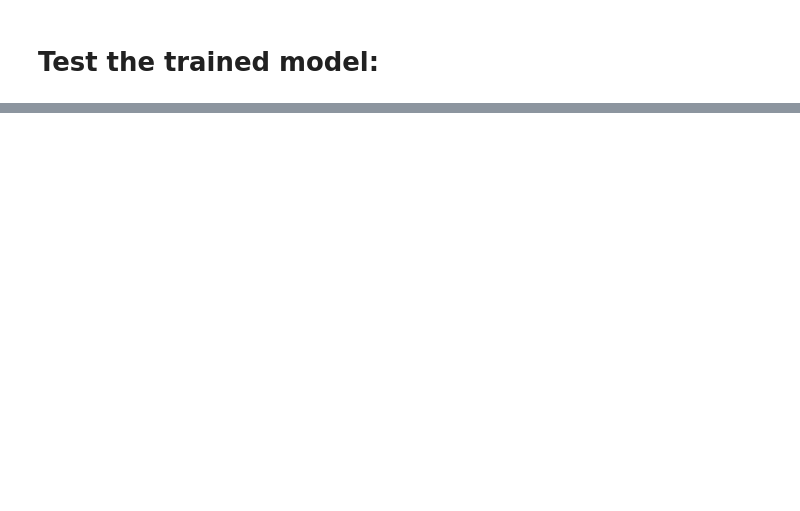
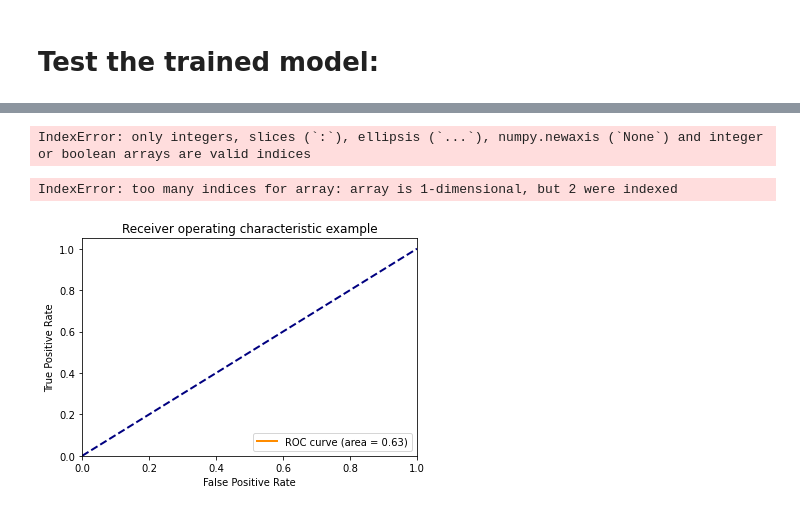
Before and after one commit to zhrprjct/zahra, a Jupyter notebook: Gibbs_Covid_Project_For_Family_Test_Results-Copy1.ipynb, the cells around one changed output, grey strips where cells are left out. Drawn from its saved outputs; the diff is of its cells as text; code cells hidden in the pictures; blank space fills up the shorter version.

```diff
--- a/Gibbs_Covid_Project_For_Family_Test_Results-Copy1.ipynb
+++ b/Gibbs_Covid_Project_For_Family_Test_Results-Copy1.ipynb
@@ -630,0 +736,4 @@ print(accuracy)
+# %%
+y_score=np.stack(pos_probs)
+# %%
+y_test=label_binarize(y_test, classes=[0, 1])
@@ -630,0 +750,32 @@ print(accuracy)
+# %%
+# Compute micro-average ROC curve and ROC area
+fpr["micro"], tpr["micro"], _ = roc_curve(y_test.ravel(), y_score.ravel())
+roc_auc["micro"] = auc(fpr["micro"], tpr["micro"])
+# %% [output]
+IndexError: only integers, slices (`:`), ellipsis (`...`), numpy.newaxis (`None`) and integer or boolean arrays are valid indices
+# %%
+for i in range(1):
+    fpr[i], tpr[i], _ = roc_curve(y_test[:, i], y_score[:, i])
+    roc_auc[i] = auc(fpr[i], tpr[i])
+# %% [output]
+IndexError: too many indices for array: array is 1-dimensional, but 2 were indexed
+# %%
+plt.figure()
+lw = 2
+plt.plot(
+    fpr[2],
+    tpr[2],
+    color="darkorange",
+    lw=lw,
+    label="ROC curve (area = %0.2f)" % roc_auc[2],
+)
+plt.plot([0, 1], [0, 1], color="navy", lw=lw, linestyle="--")
+plt.xlim([0.0, 1.0])
+plt.ylim([0.0, 1.05])
+plt.xlabel("False Positive Rate")
+plt.ylabel("True Positive Rate")
+plt.title("Receiver operating characteristic example")
+plt.legend(loc="lower right")
+plt.show()
+# %% [output]
+[figure, added]
```
Also changed, not shown: parts of 41 cells of this notebook.
